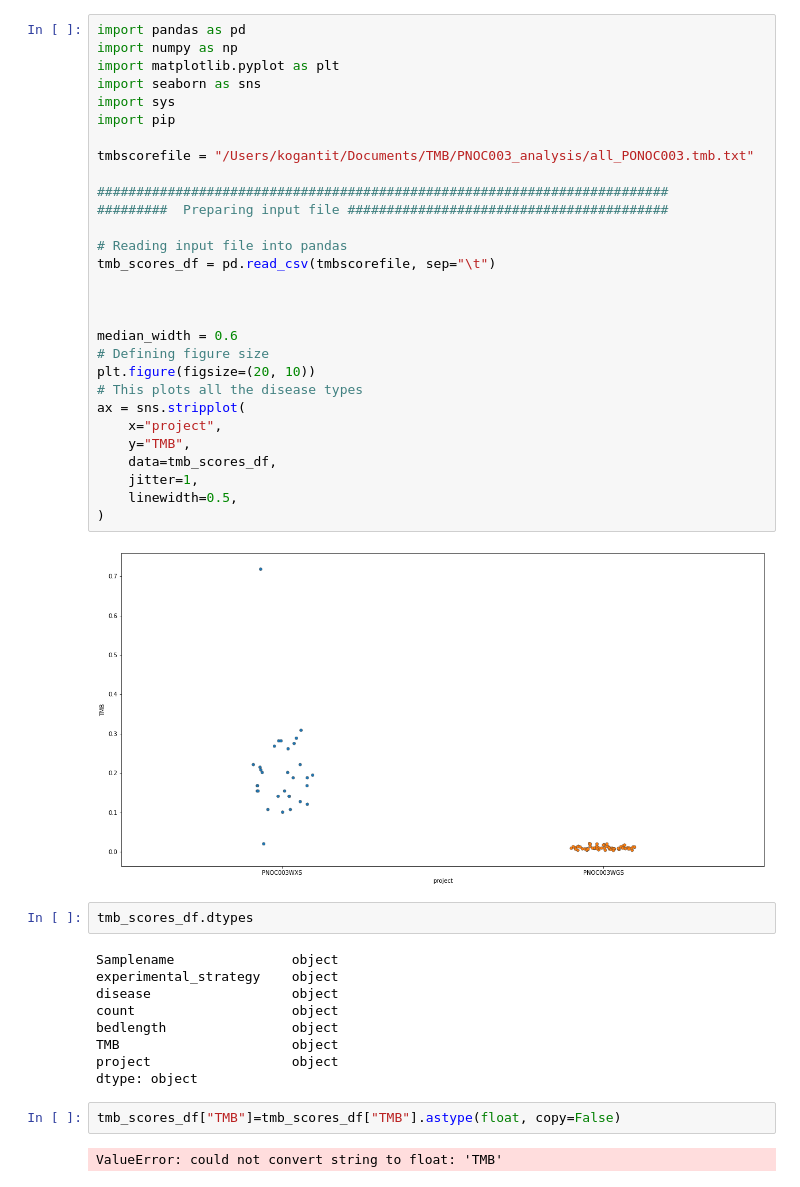
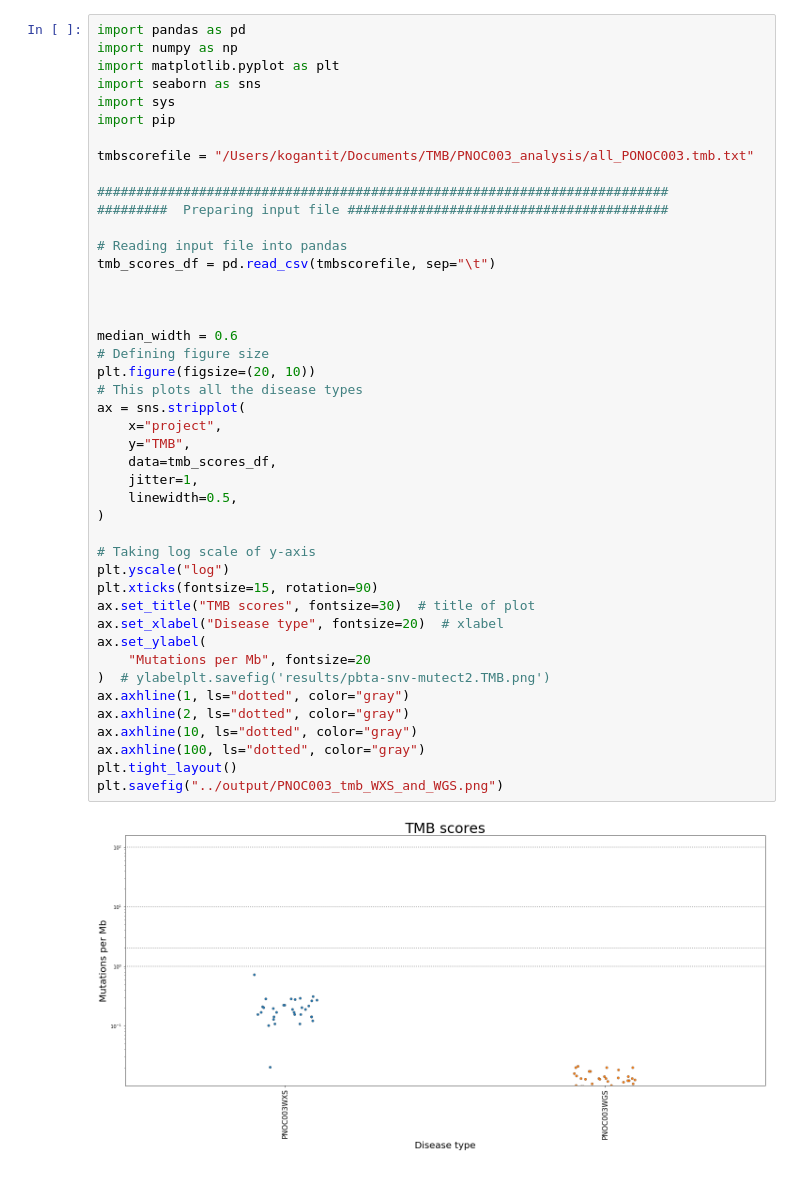
Before and after one commit to komalsrathi/rnaseq-batch-correction, a Jupyter notebook: analyses/TMBanalysis/code/new_TMBplots.ipynb, the cells around one changed output. Saved outputs shown, nothing was run; the diff lists cells and outputs as text.

```diff
--- a/analyses/TMBanalysis/code/new_TMBplots.ipynb
+++ b/analyses/TMBanalysis/code/new_TMBplots.ipynb
@@ -1,46 +1,46 @@
 # %%
 import pandas as pd
 import numpy as np
 import matplotlib.pyplot as plt
 import seaborn as sns
 import sys
 import pip
 
 tmbscorefile = "/Users/kogantit/Documents/TMB/PNOC003_analysis/all_PONOC003.tmb.txt"
 
 #########################################################################
 #########  Preparing input file #########################################
 
 # Reading input file into pandas
 tmb_scores_df = pd.read_csv(tmbscorefile, sep="\t")
 
 
 
 median_width = 0.6
 # Defining figure size
 plt.figure(figsize=(20, 10))
 # This plots all the disease types
 ax = sns.stripplot(
     x="project",
     y="TMB",
     data=tmb_scores_df,
     jitter=1,
     linewidth=0.5,
 )
+
+# Taking log scale of y-axis
+plt.yscale("log")
+plt.xticks(fontsize=15, rotation=90)
+ax.set_title("TMB scores", fontsize=30)  # title of plot
+ax.set_xlabel("Disease type", fontsize=20)  # xlabel
+ax.set_ylabel(
+    "Mutations per Mb", fontsize=20
+)  # ylabelplt.savefig('results/pbta-snv-mutect2.TMB.png')
+ax.axhline(1, ls="dotted", color="gray")
+ax.axhline(2, ls="dotted", color="gray")
+ax.axhline(10, ls="dotted", color="gray")
+ax.axhline(100, ls="dotted", color="gray")
+plt.tight_layout()
+plt.savefig("../output/PNOC003_tmb_WXS_and_WGS.png")
 # %% [output]
-[figure, old version]
+[figure, new version]
-# %%
-tmb_scores_df.dtypes
-# %% [output]
-Samplename               object
-experimental_strategy    object
-disease                  object
-count                    object
-bedlength                object
-TMB                      object
-project                  object
-dtype: object
-# %%
-tmb_scores_df["TMB"]=tmb_scores_df["TMB"].astype(float, copy=False)
-# %% [output]
-ValueError: could not convert string to float: 'TMB'
```
Also changed, not shown: 2 other files.
